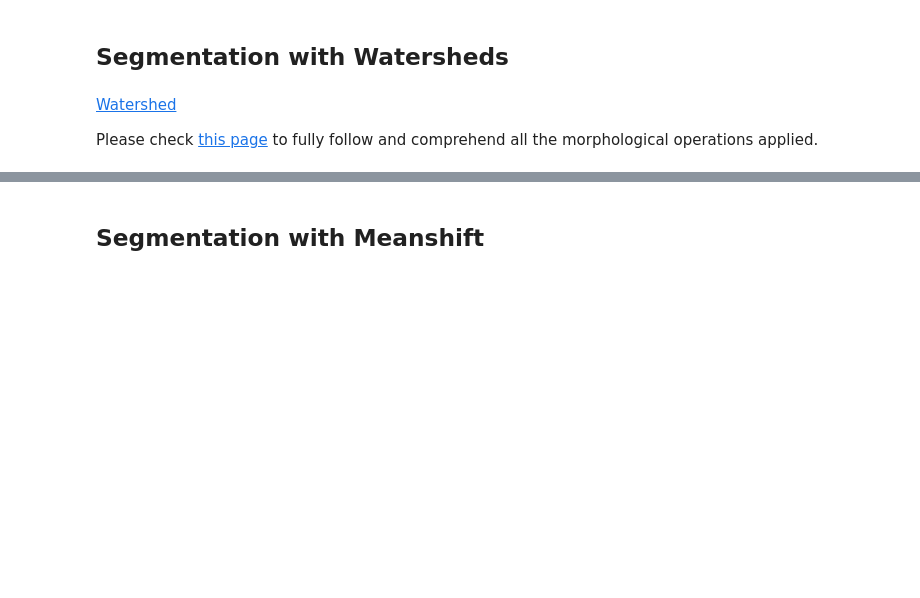
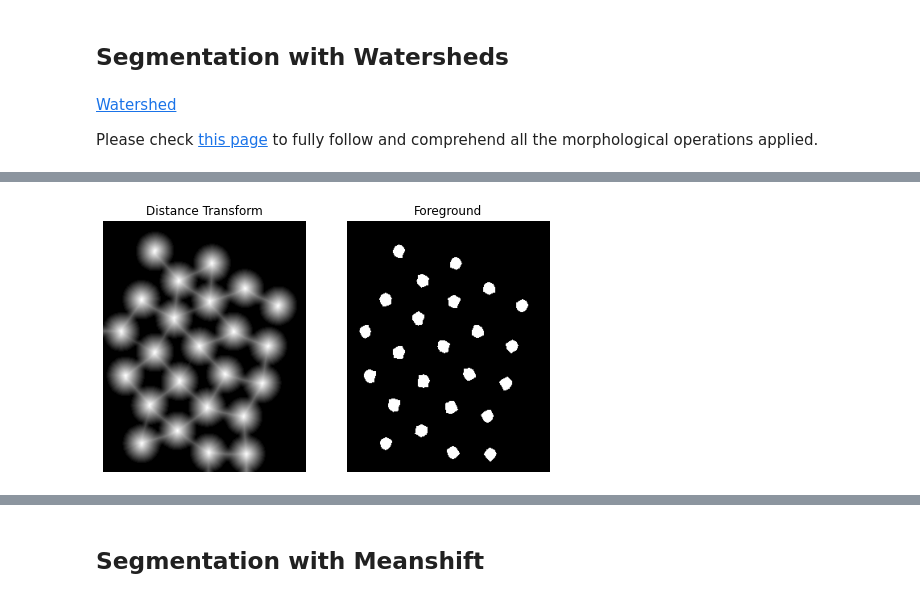
Before and after one commit to paulinho-16/MEIC-VC, a Jupyter notebook: Exercises/Part1/5_image_segmentation.ipynb, the cells around one changed output, grey strips where cells are left out. Drawn from its saved outputs; the diff is of its cells as text; code cells hidden in the pictures; blank space fills up the shorter version.

```diff
--- a/Exercises/Part1/5_image_segmentation.ipynb
+++ b/Exercises/Part1/5_image_segmentation.ipynb
@@ -126,28 +130,32 @@ plt.show()
 # %%
 # Removing Noise
 kernel = np.ones((3,3),np.uint8)
 opening = cv2.morphologyEx(thresh, cv2.MORPH_OPEN, kernel, iterations = 2)
 
 # Getting the background area
-bg = cv2.dilate(opening,kernel,iterations=3)
+bg = cv2.dilate(opening, kernel, iterations=3)
 
 # Getting the foreground area
-distTransform = cv2.distanceTransform(opening, cv2.DIST_L2,5)
+distTransform = cv2.distanceTransform(opening, cv2.DIST_L2, 5)
 ret, fg = cv2.threshold(distTransform, 0.7 * distTransform.max(), 255, 0)
 
 # Getting the "unknown" area
 fg = np.uint8(fg)
 unknown = cv2.subtract(bg, fg)
 
-plt.imshow(distTransform, cmap='gray')
-plt.title('Distance Transform')
-plt.axis('off')
+fig, ax = plt.subplots(1,2,figsize=(8,6))
+
+ax[0].imshow(distTransform, cmap='gray')
+ax[0].set_title('Distance Transform')
+ax[0].axis('off')
+
+ax[1].imshow(fg, cmap='gray')
+ax[1].set_title('Foreground')
+ax[1].axis('off')
+
 plt.show()
-
-plt.imshow(fg, cmap='gray')
-plt.title('Foreground')
-plt.axis('off')
-plt.show()
+# %% [output]
+[figure, added]
 # %%
 # Marker labelling
 ret, markers = cv2.connectedComponents(fg)
```
Also changed, not shown: parts of 6 cells of this notebook.
